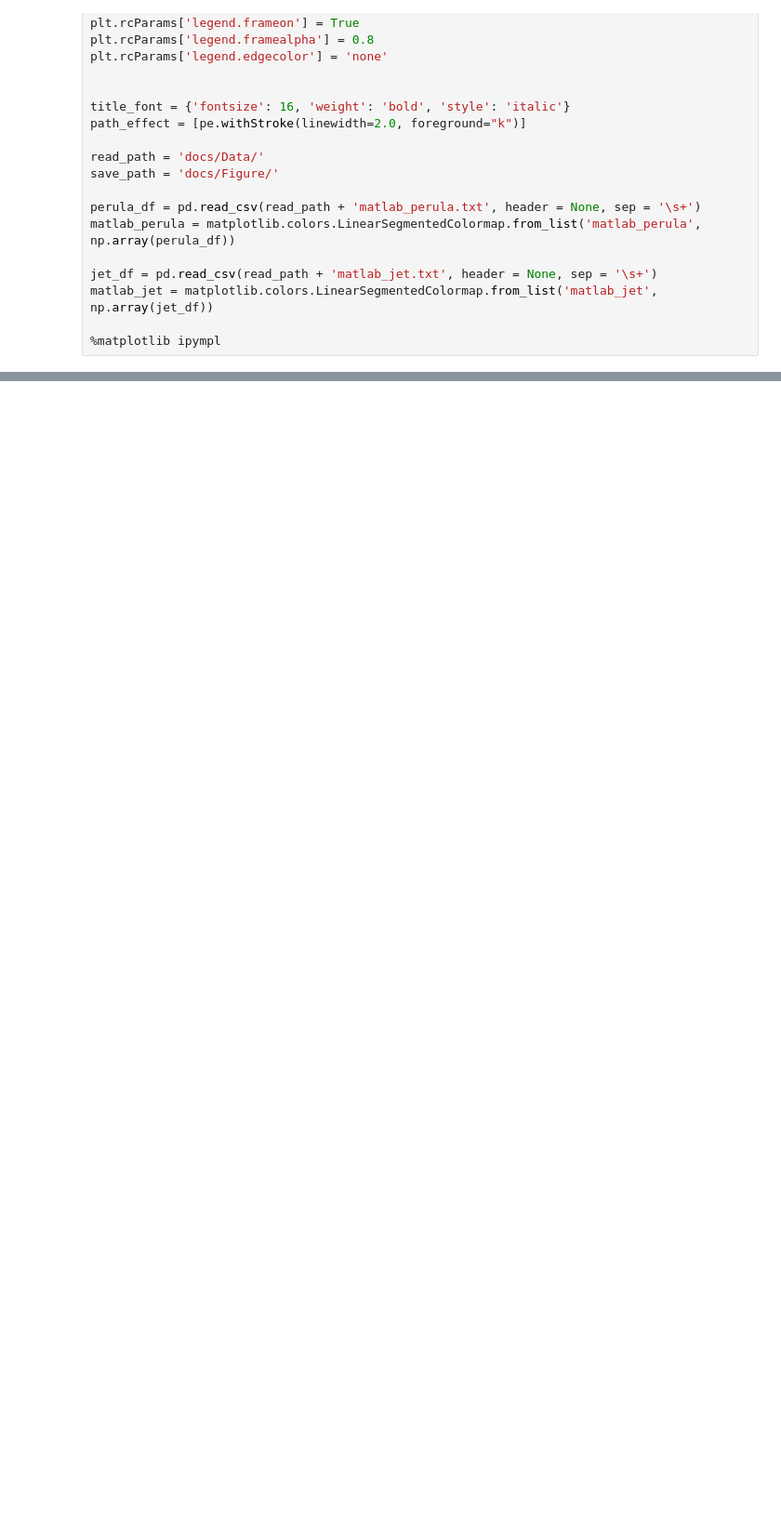
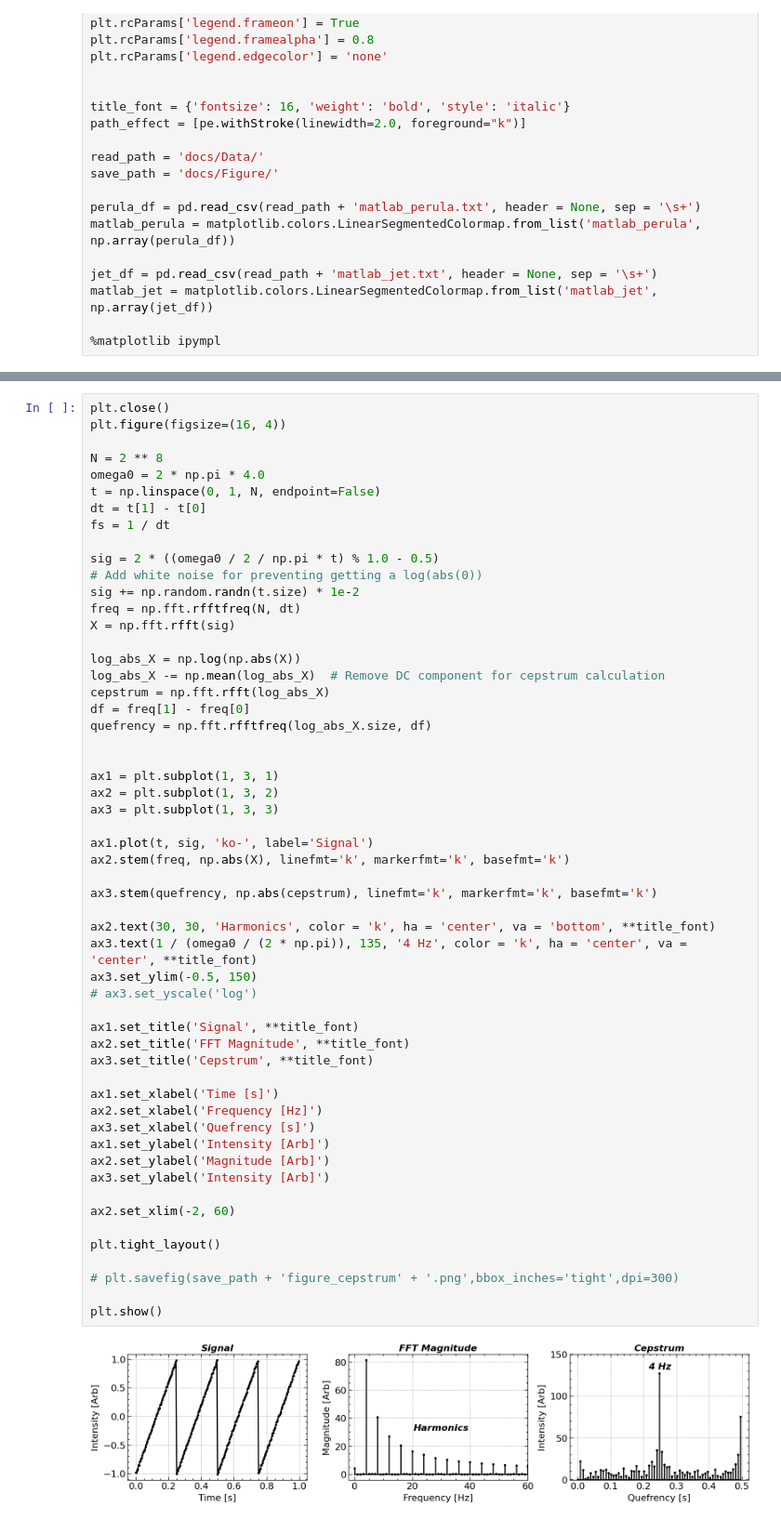
Before and after one commit to jiutongzhao/Time-Series-Data-Analysis, a Jupyter notebook: chap3.ipynb, the cells around one changed output, grey strips where cells are left out. Shown at 93% size. Cells and saved outputs as stored; diff of their text form; blank space fills up the shorter version.

```diff
--- a/chap3.ipynb
+++ b/chap3.ipynb
@@ -117,0 +118,57 @@ plt.show()
+# %%
+plt.close()
+plt.figure(figsize=(16, 4))
+
+N = 2 ** 8
+omega0 = 2 * np.pi * 4.0
+t = np.linspace(0, 1, N, endpoint=False)
+dt = t[1] - t[0]
+fs = 1 / dt
+
+sig = 2 * ((omega0 / 2 / np.pi * t) % 1.0 - 0.5)
+# Add white noise for preventing getting a log(abs(0))
+sig += np.random.randn(t.size) * 1e-2
+freq = np.fft.rfftfreq(N, dt)
+X = np.fft.rfft(sig)
+
+log_abs_X = np.log(np.abs(X))
+log_abs_X -= np.mean(log_abs_X)  # Remove DC component for cepstrum calculation
+cepstrum = np.fft.rfft(log_abs_X)
+df = freq[1] - freq[0]
+quefrency = np.fft.rfftfreq(log_abs_X.size, df)
+
+
+ax1 = plt.subplot(1, 3, 1)
+ax2 = plt.subplot(1, 3, 2)
+ax3 = plt.subplot(1, 3, 3)
+
+ax1.plot(t, sig, 'ko-', label='Signal')
+ax2.stem(freq, np.abs(X), linefmt='k', markerfmt='k', basefmt='k')
+
+ax3.stem(quefrency, np.abs(cepstrum), linefmt='k', markerfmt='k', basefmt='k')
+
+ax2.text(30, 30, 'Harmonics', color = 'k', ha = 'center', va = 'bottom', **title_font)
+ax3.text(1 / (omega0 / (2 * np.pi)), 135, '4 Hz', color = 'k', ha = 'center', va = 'center', **title_font)
+ax3.set_ylim(-0.5, 150)
+# ax3.set_yscale('log')
+
+ax1.set_title('Signal', **title_font)
+ax2.set_title('FFT Magnitude', **title_font)
+ax3.set_title('Cepstrum', **title_font)
+
+ax1.set_xlabel('Time [s]')
+ax2.set_xlabel('Frequency [Hz]')
+ax3.set_xlabel('Quefrency [s]')
+ax1.set_ylabel('Intensity [Arb]')
+ax2.set_ylabel('Magnitude [Arb]')
+ax3.set_ylabel('Intensity [Arb]')
+
+ax2.set_xlim(-2, 60)
+
+plt.tight_layout()
+
+# plt.savefig(save_path + 'figure_cepstrum' + '.png',bbox_inches='tight',dpi=300)
+
+plt.show()
+# %% [output]
+[figure, added]
```
Also changed, not shown: parts of 2 cells of this notebook, 11 other files.
